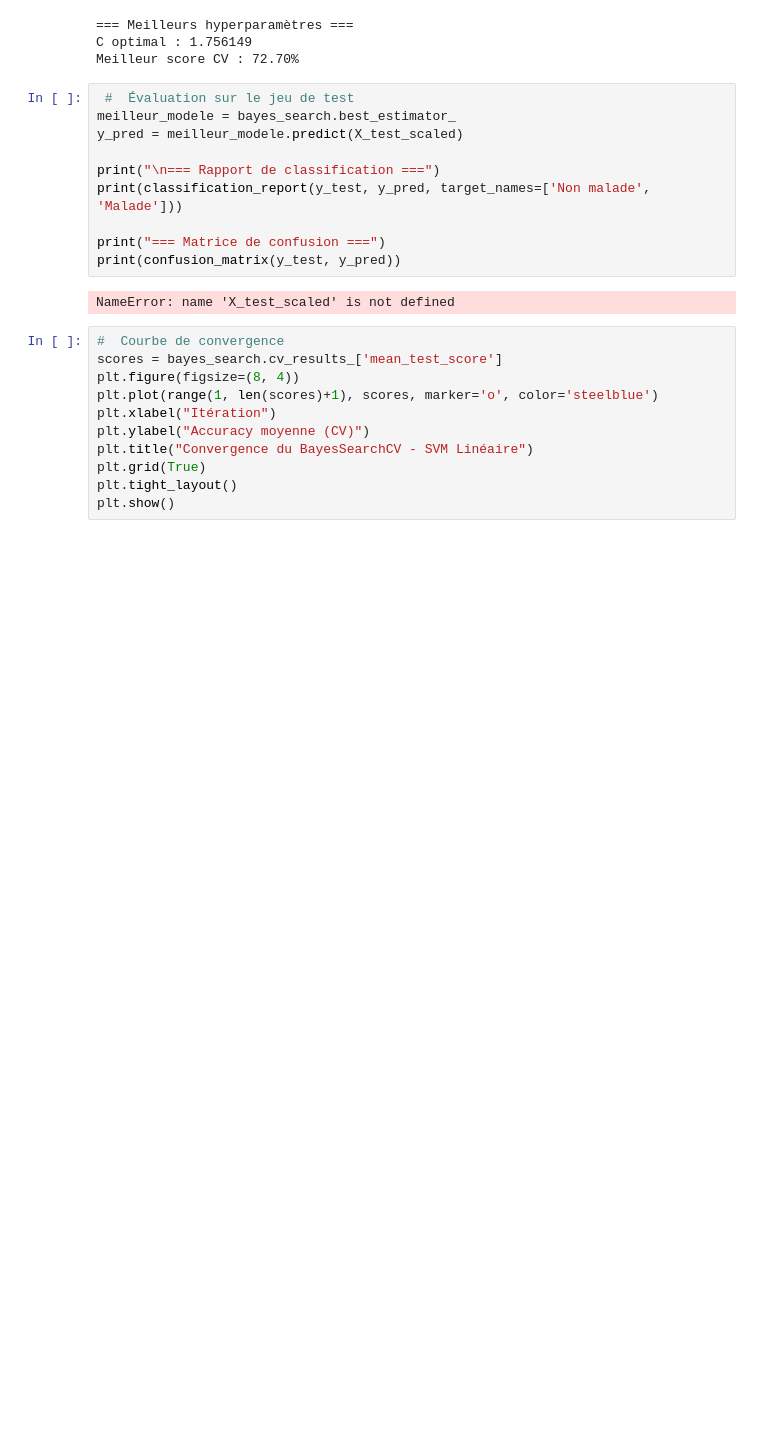
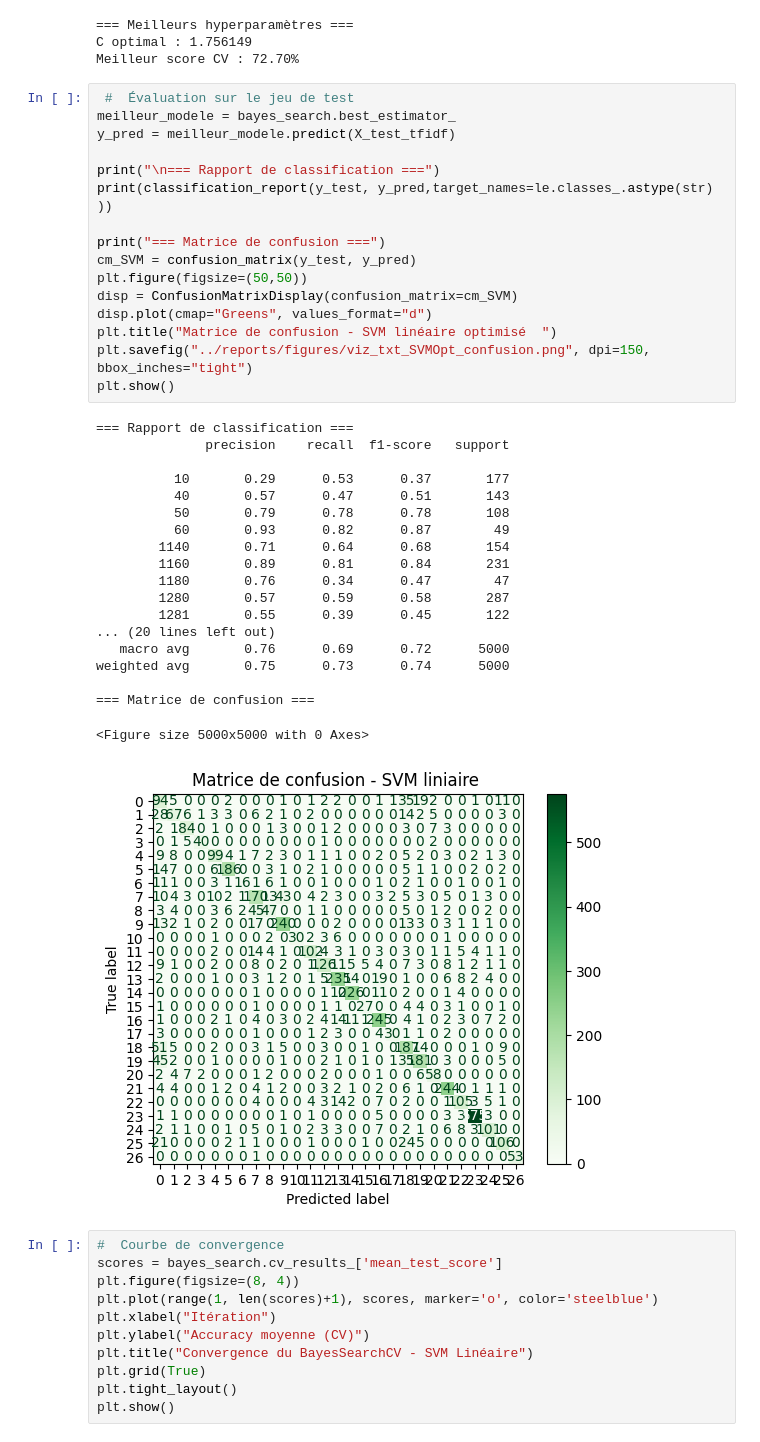
Before and after one commit to YacineA7/Rakuten-MLE-DEC25, a Jupyter notebook: notebooks/SVM_Linear_model.ipynb, the cells around one changed output. Saved outputs shown, nothing was run; the diff lists cells and outputs as text; blank space fills up the shorter version.

```diff
--- a/notebooks/SVM_Linear_model.ipynb
+++ b/notebooks/SVM_Linear_model.ipynb
@@ -343,15 +351,39 @@ Meilleur score CV : 72.70%
 # %%
  #  Évaluation sur le jeu de test
 meilleur_modele = bayes_search.best_estimator_
-y_pred = meilleur_modele.predict(X_test_scaled)
+y_pred = meilleur_modele.predict(X_test_tfidf)
 
 print("\n=== Rapport de classification ===")
-print(classification_report(y_test, y_pred, target_names=['Non malade', 'Malade']))
+print(classification_report(y_test, y_pred,target_names=le.classes_.astype(str) ))
 
 print("=== Matrice de confusion ===")
-print(confusion_matrix(y_test, y_pred))
+cm_SVM = confusion_matrix(y_test, y_pred)
+plt.figure(figsize=(50,50))
+disp = ConfusionMatrixDisplay(confusion_matrix=cm_SVM)
+disp.plot(cmap="Greens", values_format="d")
+plt.title("Matrice de confusion - SVM linéaire optimisé  ")
+plt.savefig("../reports/figures/viz_txt_SVMOpt_confusion.png", dpi=150, bbox_inches="tight")
+plt.show()
 # %% [output]
-NameError: name 'X_test_scaled' is not defined
+=== Rapport de classification ===
+              precision    recall  f1-score   support
+
+          10       0.29      0.53      0.37       177
+          40       0.57      0.47      0.51       143
+          50       0.79      0.78      0.78       108
+          60       0.93      0.82      0.87        49
+        1140       0.71      0.64      0.68       154
+        1160       0.89      0.81      0.84       231
+        1180       0.76      0.34      0.47        47
+        1280       0.57      0.59      0.58       287
+        1281       0.55      0.39      0.45       122
+... (20 lines left out)
+   macro avg       0.76      0.69      0.72      5000
+weighted avg       0.75      0.73      0.74      5000
+
+=== Matrice de confusion ===
+<Figure size 5000x5000 with 0 Axes>
+[figure, added]
 # %%
 #  Courbe de convergence
 scores = bayes_search.cv_results_['mean_test_score']
```
Also changed, not shown: parts of 1 cell of this notebook, 2 other files.
